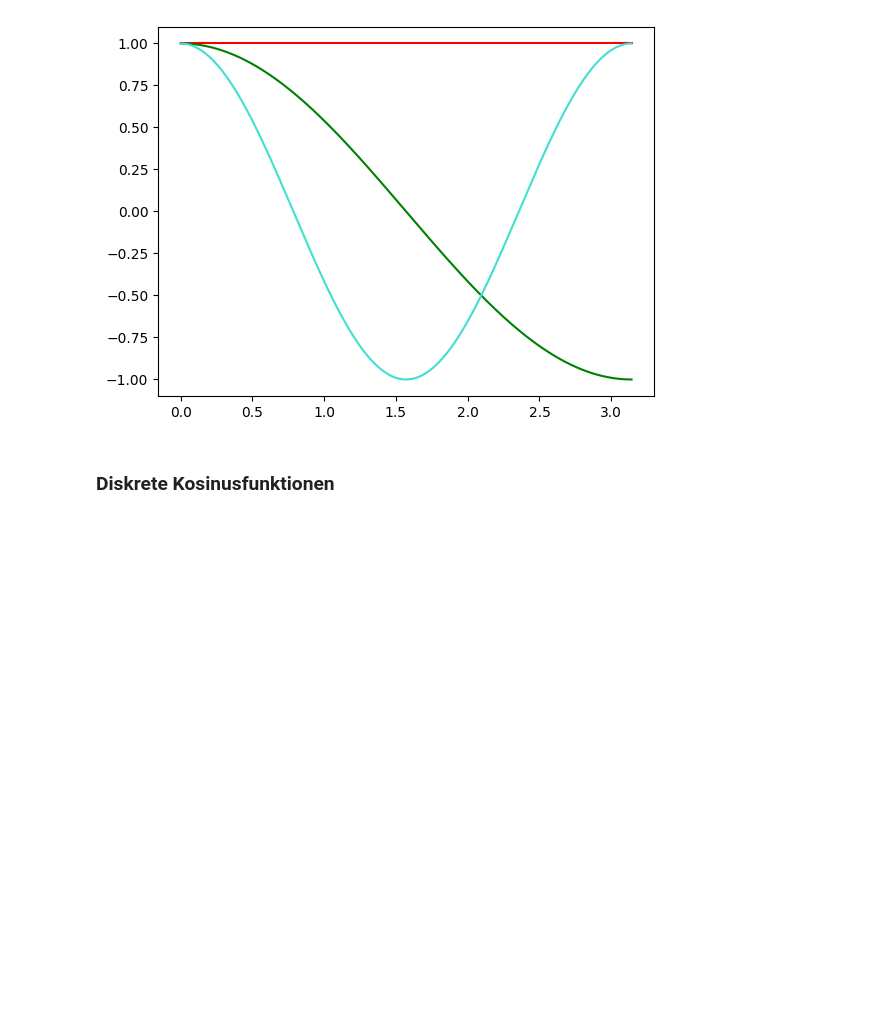
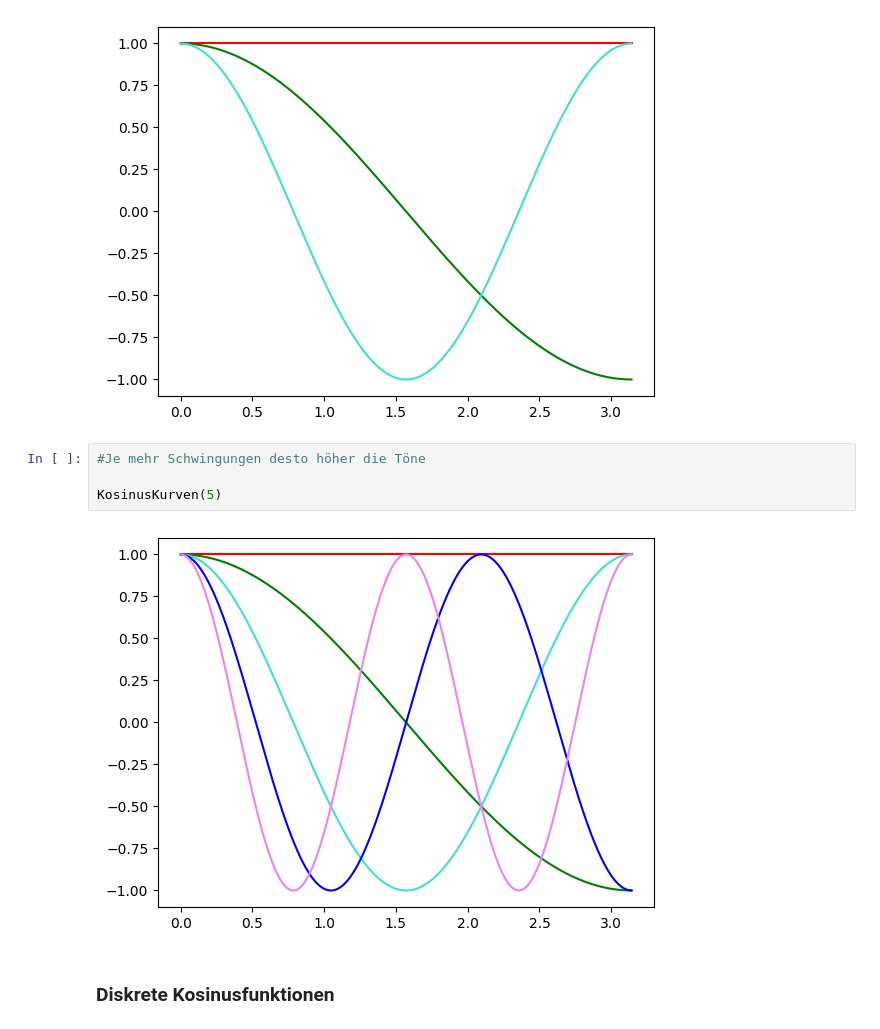
Before and after one commit to NevinJulian/HSLU.CVAI, a Jupyter notebook: sw03/Material/SW-03-1/dct.ipynb, the cells around one changed output. Cells and saved outputs as stored; diff of their text form; blank space fills up the shorter version.

```diff
--- a/sw03/Material/SW-03-1/dct.ipynb
+++ b/sw03/Material/SW-03-1/dct.ipynb
@@ -23,6 +23,12 @@ def KosinusKurven (N):
 KosinusKurven (3)
 # %% [output]
 [figure]
+# %%
+#Je mehr Schwingungen desto höher die Töne
+
+KosinusKurven(5)
+# %% [output]
+[figure, added]
 # %% [markdown]
 ### Diskrete Kosinusfunktionen
 # %%
```
Also changed, not shown: 4 other files.
